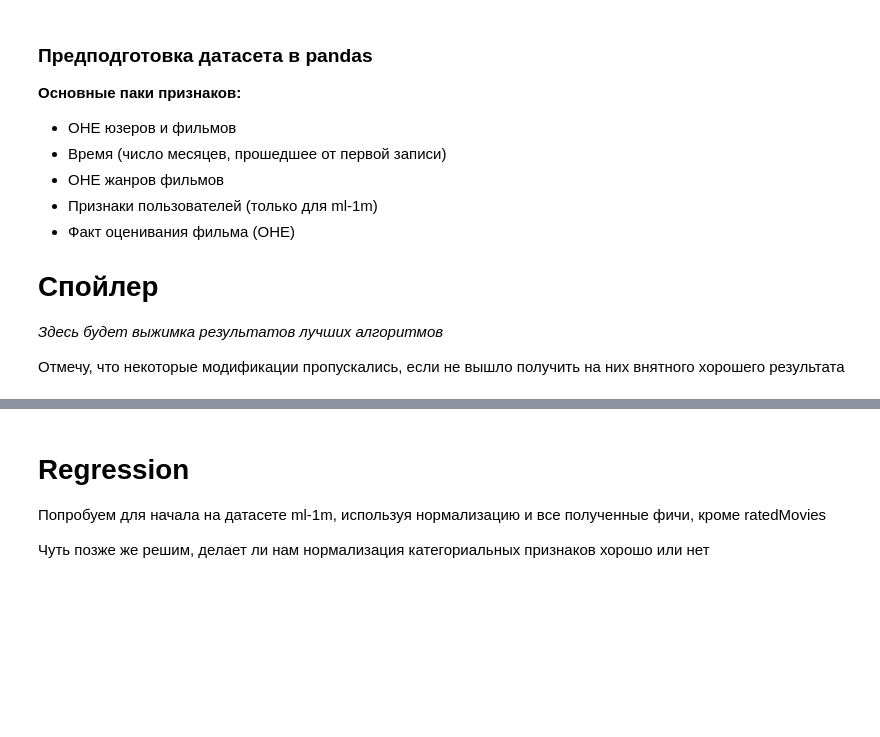
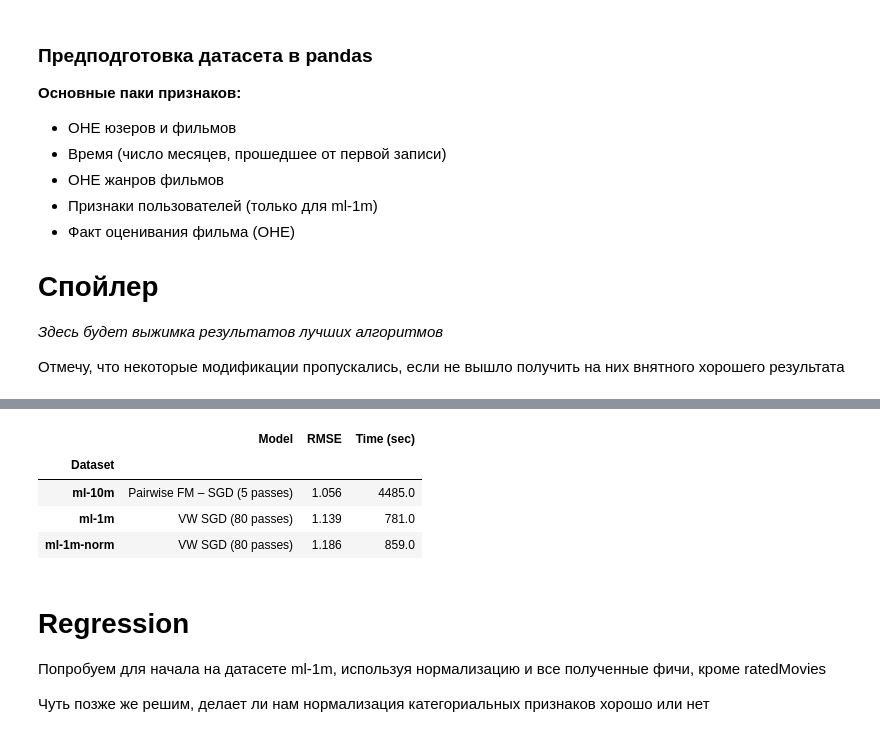
Before and after one commit to adelkhafizova/veryownFM, a Jupyter notebook: benchmarks/MovieLens.ipynb, the cells around one changed output, grey strips where cells are left out. Drawn from its saved outputs; the diff is of its cells as text; code cells hidden in the pictures; blank space fills up the shorter version.

```diff
--- a/benchmarks/MovieLens.ipynb
+++ b/benchmarks/MovieLens.ipynb
@@ -44,3 +83,11 @@ from Helpers import *
+# %%
+best_models.groupby('Dataset').
+# %% [output]
+|  | Model | RMSE | Time (sec) |
+| Dataset |  |  |  |
+| ml-10m | Pairwise FM – SGD (5 passes) | 1.056 | 4485.0 |
+| ml-1m | VW SGD (80 passes) | 1.139 | 781.0 |
+| ml-1m-norm | VW SGD (80 passes) | 1.186 | 859.0 |
 # %% [markdown]
 # Regression
 
```
Also changed, not shown: parts of 14 cells of this notebook, 1 other file.
